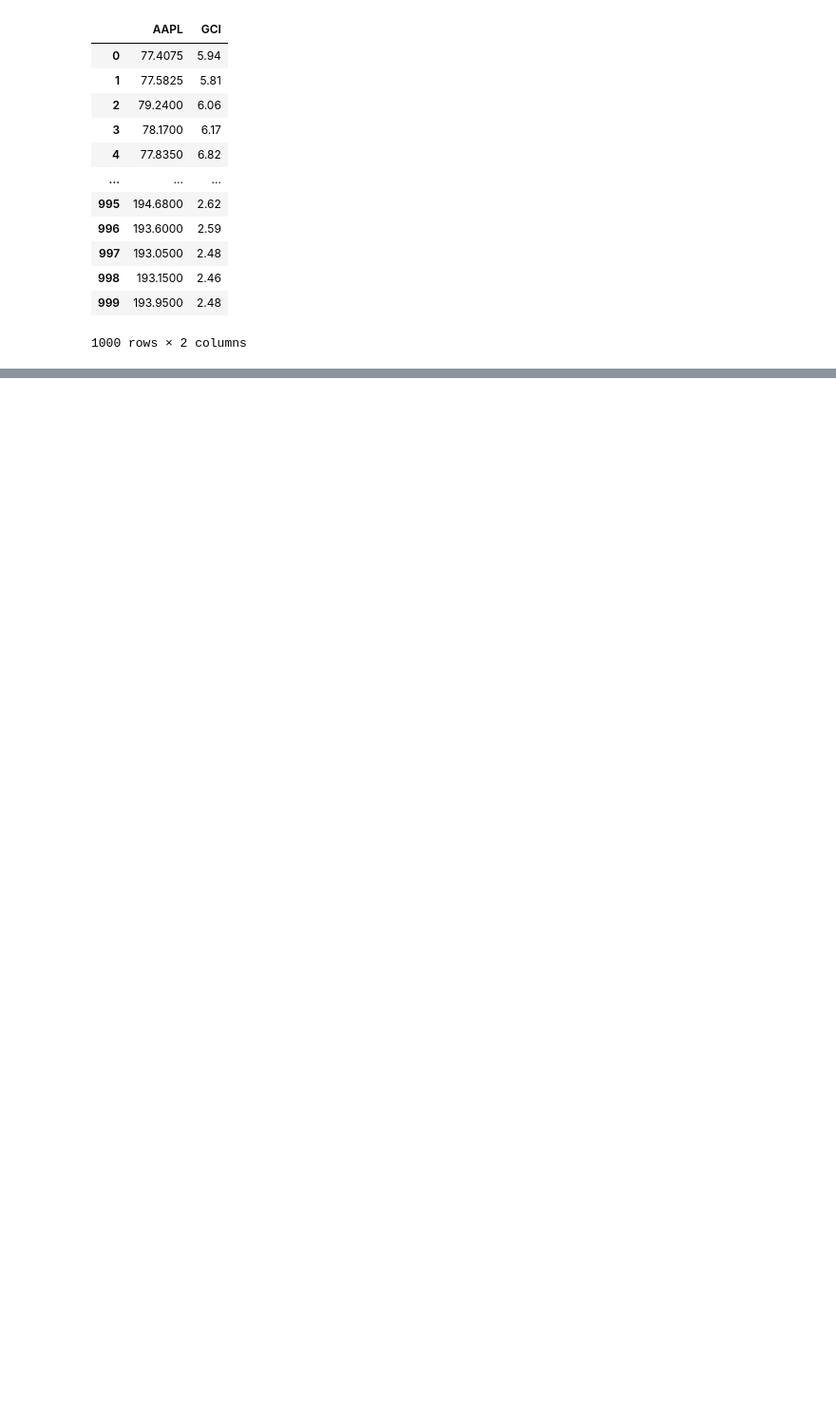
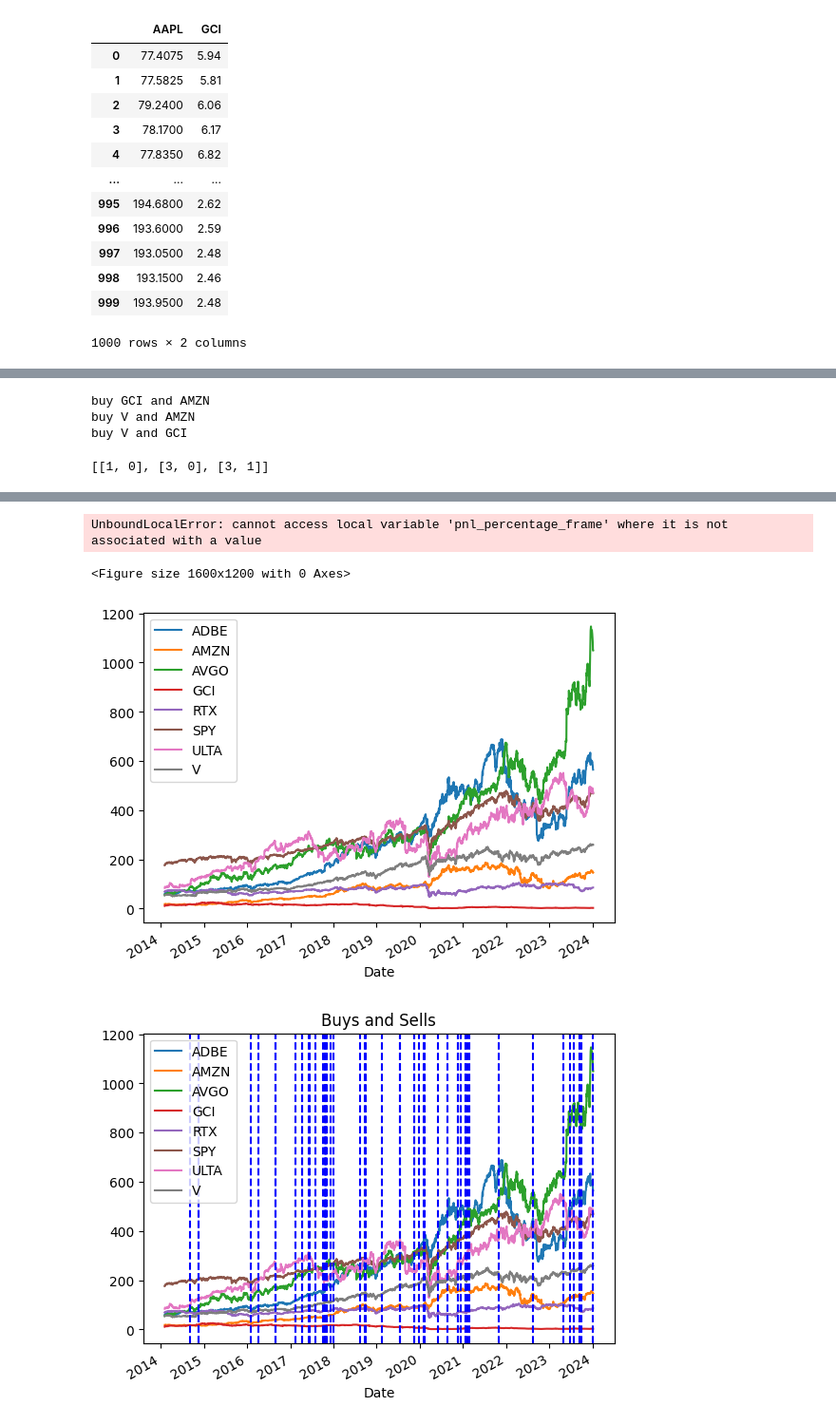
Before and after one commit to Hamza-joosub/Risk_Management, a Jupyter notebook: TRYING.ipynb, the cells around one changed output, grey strips where cells are left out. Shown: that part at 95% size. Drawn from its saved outputs; the diff is of its cells as text; code cells hidden in the pictures; blank space fills up the shorter version.

Commit message:
started dev on correlational Model

```diff
--- a/TRYING.ipynb
+++ b/TRYING.ipynb
@@ -73,0 +41,5 @@ find_LO(frame)
+# %%
+baseline_frame = yf.download(tickers=["SPY"])
+baseline_frame = baseline_frame[-500:]
+baseline_frame = pd.DataFrame(baseline_frame["Close"])
+baseline_frame
@@ -177,0 +82,6 @@ Unrealised P&L:  73.46999999999991
+# %%
+df = yf.download(tickers=["SPY", "AMZN", "GCI", "V", "RTX", "ADBE", "AVGO", "ULTA"], start="2023-01-10")["Close"]
+diffirenced_df = df[:10].pct_change().dropna()
+#corr = diffirenced_df.corr()
+Tickers = diffirenced_df.columns.values.tolist()
+corr
@@ -177,0 +99,19 @@ Unrealised P&L:  73.46999999999991
+# %%
+buy_list = []
+for stock_number in range(len(Tickers)):
+
+    for stock_number2 in range(len(Tickers)):
+        if stock_number2 == stock_number:
+            continue
+        if corr.iloc[stock_number2,stock_number] < 0.5:
+            if ([stock_number, stock_number2]) in buy_list:
+                continue
+            print(f"buy {Tickers[stock_number2]} and {Tickers[stock_number]}")
+            buy_list.append([stock_number2,stock_number])
+        #print(corr.iloc[row,column])
+buy_list
+# %% [output]
+buy GCI and AMZN
+buy V and AMZN
+buy V and GCI
+[[1, 0], [3, 0], [3, 1]]
@@ -177,0 +221,5 @@ Unrealised P&L:  73.46999999999991
+# %%
+df = yf.download(tickers=["SPY", "AMZN", "GCI", "V", "RTX", "ADBE", "AVGO", "ULTA"], start="2012-01-10")["Close"]
+df = df.dropna()
+BackTest(df, 1000)
+# %% [output]
@@ -177,0 +243,4 @@ Unrealised P&L:  73.46999999999991
+UnboundLocalError: cannot access local variable 'pnl_percentage_frame' where it is not associated with a value
+<Figure size 1600x1200 with 0 Axes>
+[figure, added]
+[figure, added]
```
Also changed, not shown: parts of 10 cells of this notebook.
